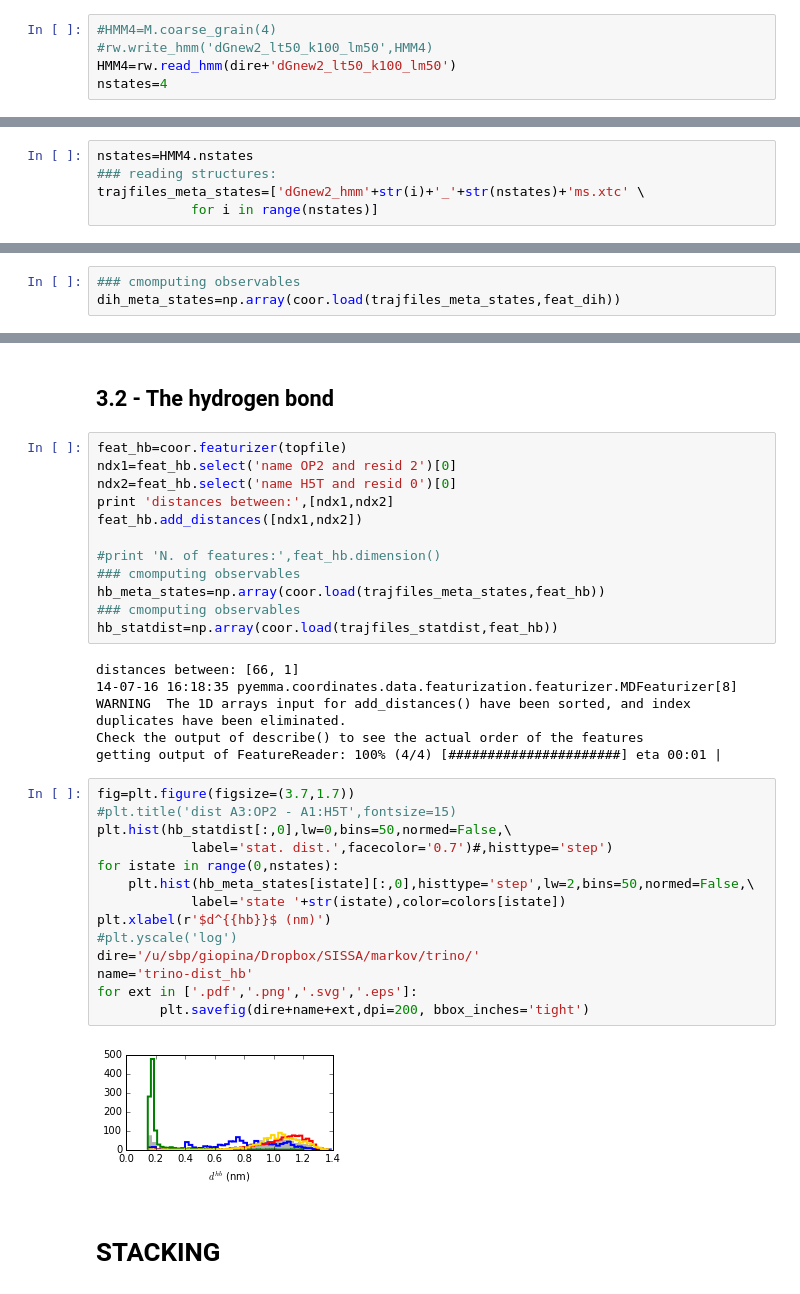
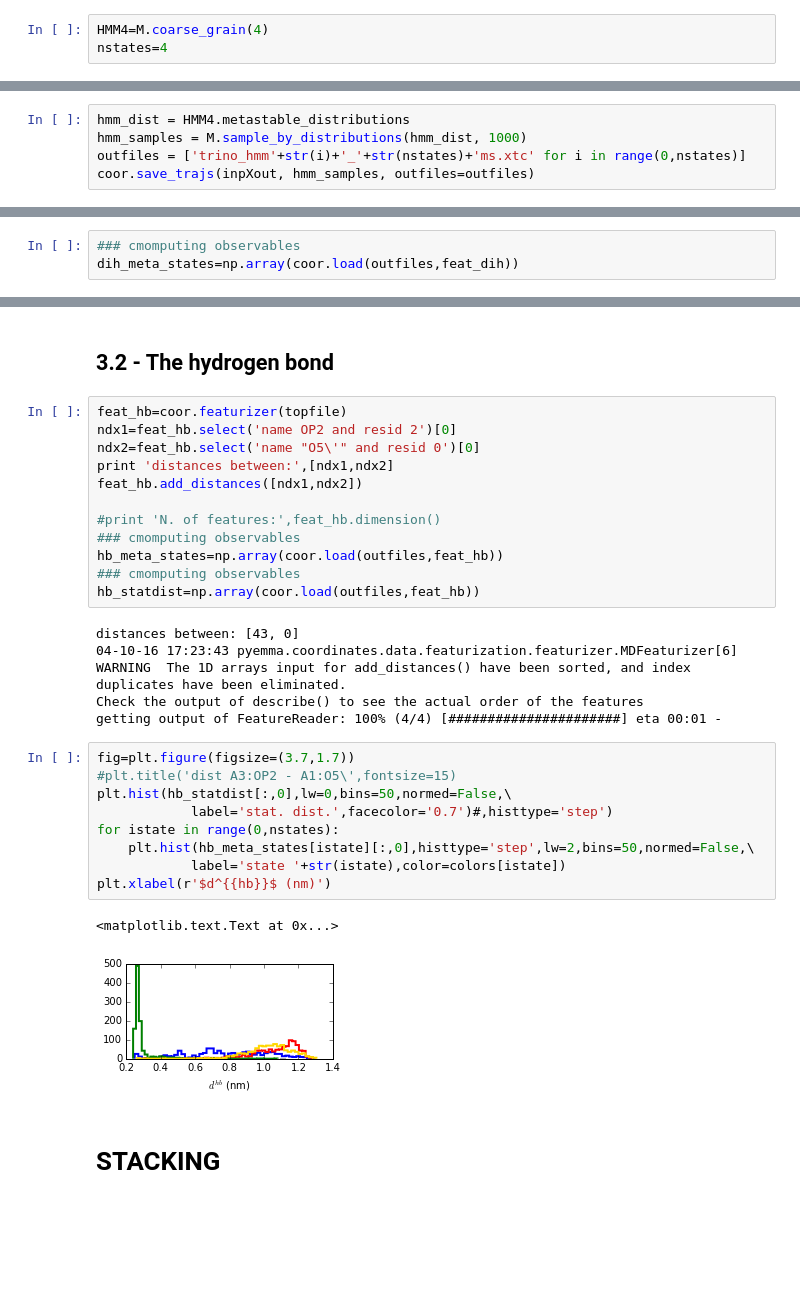
Before and after one commit to srnas/oligonucleotides-kinetics, a Jupyter notebook: trinucleotide.ipynb, the cells around one changed output, grey strips where cells are left out. Saved outputs shown, nothing was run; the diff lists cells and outputs as text; blank space fills up the shorter version.

Commit message:
edit trino notebook; close to final version (no comments)

```diff
--- a/trinucleotide.ipynb
+++ b/trinucleotide.ipynb
@@ -226,7 +217,5 @@ plt.ylabel('TIC 2');plt.xlabel('TIC 3')
 # %%
 colors=np.array(['blue','red','green','gold'])
 # %%
-#HMM4=M.coarse_grain(4)
-#rw.write_hmm('dGnew2_lt50_k100_lm50',HMM4)
-HMM4=rw.read_hmm(dire+'dGnew2_lt50_k100_lm50')
+HMM4=M.coarse_grain(4)
 nstates=4
@@ -378,7 +340,7 @@ for ext in ['.pdf','.png','.svg','.eps']:
 # %% [markdown]
 # 3 -HMM's metastable states analysis
 # %%
-nstates=HMM4.nstates
-### reading structures:
-trajfiles_meta_states=['dGnew2_hmm'+str(i)+'_'+str(nstates)+'ms.xtc' \
-            for i in range(nstates)]
+hmm_dist = HMM4.metastable_distributions
+hmm_samples = M.sample_by_distributions(hmm_dist, 1000)
+outfiles = ['trino_hmm'+str(i)+'_'+str(nstates)+'ms.xtc' for i in range(0,nstates)]
+coor.save_trajs(inpXout, hmm_samples, outfiles=outfiles)
@@ -397,5 +364,5 @@ lista_chis=dih.get_chi_ndx(top)
 feat_dih.add_dihedrals(lista_chis,cossin=False)
 # %%
 ### cmomputing observables
-dih_meta_states=np.array(coor.load(trajfiles_meta_states,feat_dih))
+dih_meta_states=np.array(coor.load(outfiles,feat_dih))
 # %% [output]
@@ -514,36 +470,32 @@ for ext in ['.pdf','.png','.svg','.eps']:
 # %%
 feat_hb=coor.featurizer(topfile)
 ndx1=feat_hb.select('name OP2 and resid 2')[0]
-ndx2=feat_hb.select('name H5T and resid 0')[0]
+ndx2=feat_hb.select('name "O5\'" and resid 0')[0]
 print 'distances between:',[ndx1,ndx2]
 feat_hb.add_distances([ndx1,ndx2])
 
 #print 'N. of features:',feat_hb.dimension()
 ### cmomputing observables
-hb_meta_states=np.array(coor.load(trajfiles_meta_states,feat_hb))
+hb_meta_states=np.array(coor.load(outfiles,feat_hb))
 ### cmomputing observables
-hb_statdist=np.array(coor.load(trajfiles_statdist,feat_hb))
+hb_statdist=np.array(coor.load(outfiles,feat_hb))
 # %% [output]
-distances between: [66, 1]
-14-07-16 16:18:35 pyemma.coordinates.data.featurization.featurizer.MDFeaturizer[8] WARNING  The 1D arrays input for add_distances() have been sorted, and index duplicates have been eliminated.
+distances between: [43, 0]
+04-10-16 17:23:43 pyemma.coordinates.data.featurization.featurizer.MDFeaturizer[6] WARNING  The 1D arrays input for add_distances() have been sorted, and index duplicates have been eliminated.
 Check the output of describe() to see the actual order of the features
-getting output of FeatureReader: 100% (4/4) [######################] eta 00:01 |
+getting output of FeatureReader: 100% (4/4) [######################] eta 00:01 -
 # %%
 fig=plt.figure(figsize=(3.7,1.7))
-#plt.title('dist A3:OP2 - A1:H5T',fontsize=15)
+#plt.title('dist A3:OP2 - A1:O5\',fontsize=15)
 plt.hist(hb_statdist[:,0],lw=0,bins=50,normed=False,\
             label='stat. dist.',facecolor='0.7')#,histtype='step')
 for istate in range(0,nstates):
     plt.hist(hb_meta_states[istate][:,0],histtype='step',lw=2,bins=50,normed=False,\
             label='state '+str(istate),color=colors[istate])
 plt.xlabel(r'$d^{{hb}}$ (nm)')
-#plt.yscale('log')
-dire='/u/sbp/giopina/Dropbox/SISSA/markov/trino/'
-name='trino-dist_hb'
-for ext in ['.pdf','.png','.svg','.eps']:
-        plt.savefig(dire+name+ext,dpi=200, bbox_inches='tight')
 # %% [output]
+<matplotlib.text.Text at 0x...>
-[figure, old version]
+[figure, new version]
 # %% [markdown]
 STACKING
 ========
```
Also changed, not shown: parts of 81 cells of this notebook.
